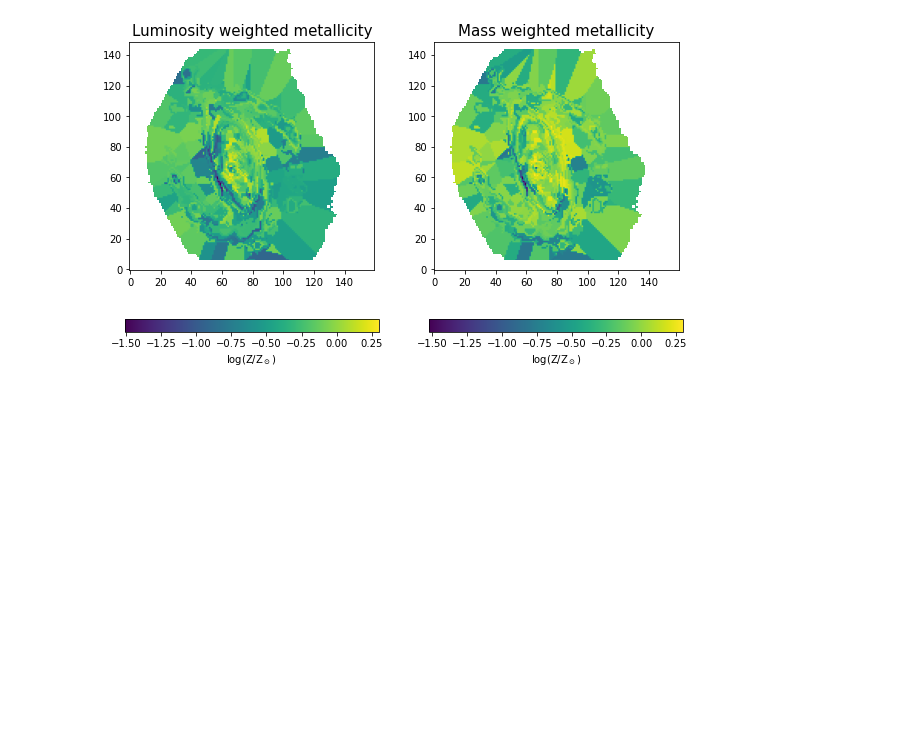
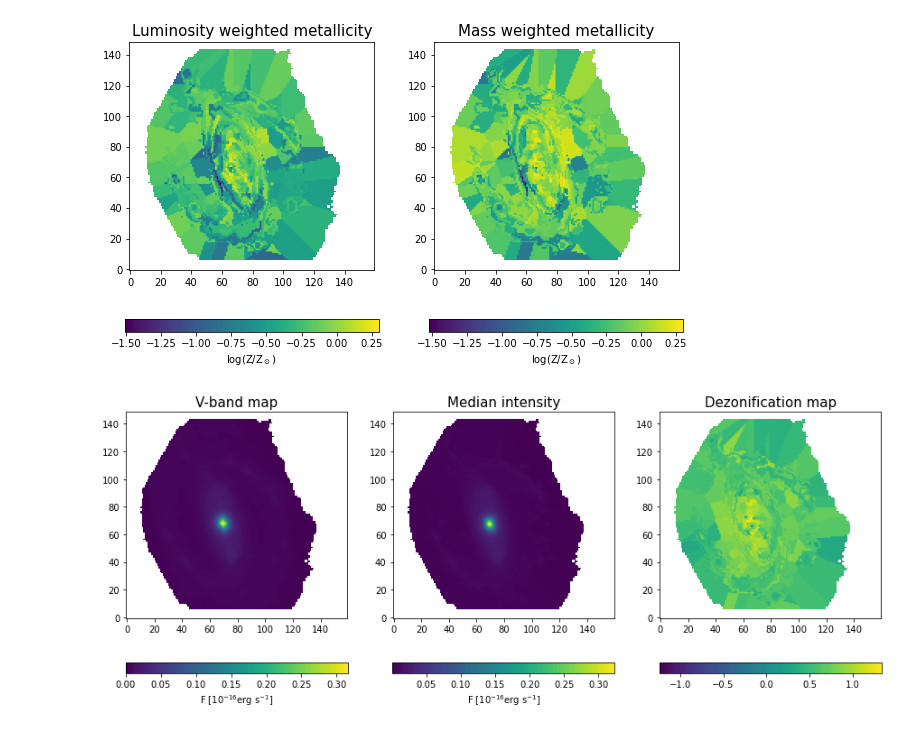
Before and after one commit to Bruno-Rodriguez/quenching-nearby-galaxies, a Jupyter notebook: astrophysical-properties.ipynb, the cells around one changed output. Cells and saved outputs as stored; diff of their text form; code cells hidden in the pictures; blank space fills up the shorter version.

```diff
--- a/astrophysical-properties.ipynb
+++ b/astrophysical-properties.ipynb
@@ -55,5 +83,0 @@ F_Hb = hdu_list[5].data[28]
-# %%
-for i in range(len(ssp)):
-    ssp[i][region<1] = np.nan
-for frame in [F_Ha,F_Hb]:
-    frame[region<1] = np.nan
@@ -106,0 +101,9 @@ EXTNAME = 'FLUX_ELINES'        / extension name
+# %%
+# fluxes in 10^-16 erg s^-1 cm^-2
+F_NII = hdu_list[5].data[46]
+F_OIII = hdu_list[5].data[26]
+F_Ha = hdu_list[5].data[45]
+F_Hb = hdu_list[5].data[28]
+# EW in Angstrom
+EW_Ha = -hdu_list[5].data[207]
+EW_Ha_err = hdu_list[5].data[423]
@@ -106,0 +113,5 @@ EXTNAME = 'FLUX_ELINES'        / extension name
+# %%
+for i in range(len(ssp)):
+    ssp[i][region<1] = np.nan
+for frame in [F_Ha,F_Hb,F_OIII,F_NII,EW_Ha,EW_Ha_err]:
+    frame[region<1] = np.nan
@@ -108,10 +128,3 @@ EXTNAME = 'FLUX_ELINES'        / extension name
 theta_min = 5.4
 theta_maj = 9.4
 pa_beam = -36
-# %%
-fig, axs = plt.subplots(1,3,figsize=(15,6))
-for ax,frame,label in zip(axs.ravel(),[ssp[18],ssp[19],ssp[19]+np.log10(ssp[2])],['',' (dust-corrected)',' (dezonification-corrected)']):
-    im = ax.imshow(frame,origin='lower')
-    fig.colorbar(im,ax=ax,orientation='horizontal',label=r'log($\Sigma_\star$/M$_\odot$ spax$^{-2}$)')
-    ax.set_title(r'$\Sigma_\star$'+label,size=15)
-plt.show()
@@ -126,3 +137,13 @@ for ax,frame,label in zip(axs.ravel(),[ssp[8],ssp[9]],['Luminosity','Mass']):
 plt.show()
 # %% [output]
 [figure]
+# %%
+fig, axs = plt.subplots(1,3,figsize=(15,6))
+for ax,frame,title,label in zip(axs.ravel(),[ssp[0],ssp[3],ssp[17]],
+                          ['V-band map','Median intensity','Dezonification map'],[r'F [10$^{-16}$erg s$^{-1}$]',r'F [10$^{-16}$erg s$^{-1}$]','']):
+    im = ax.imshow(frame,origin='lower')
+    fig.colorbar(im,ax=ax,orientation='horizontal',label=label)
+    ax.set_title(title,size=15)
+plt.show()
+# %% [output]
+[figure, added]
```
Also changed, not shown: parts of 67 cells of this notebook.
